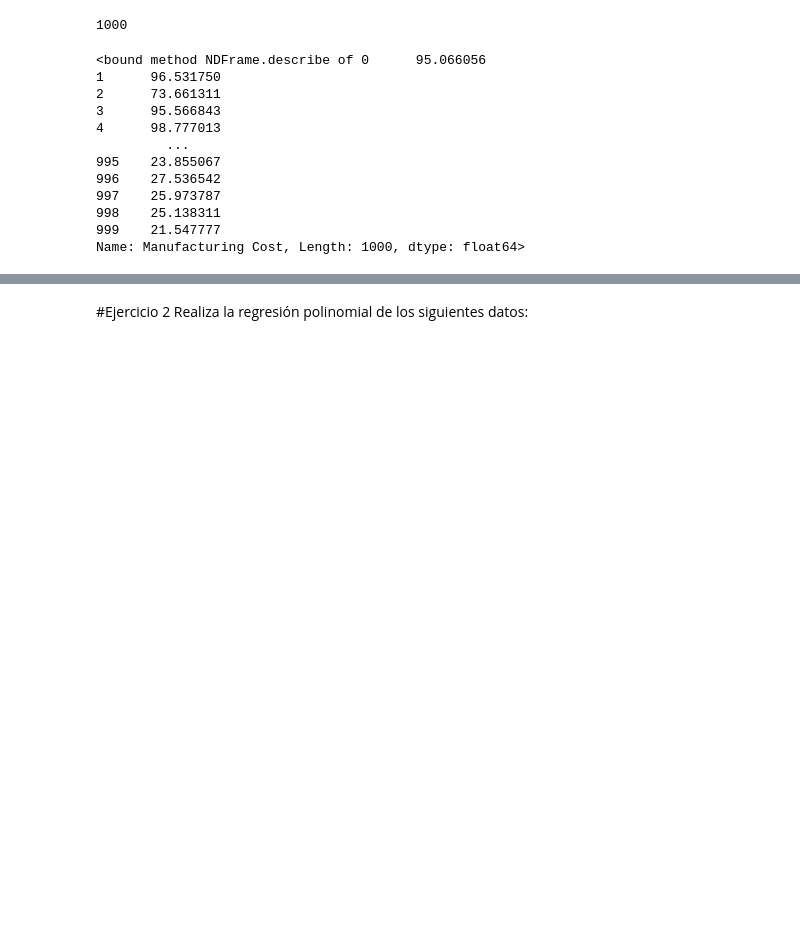
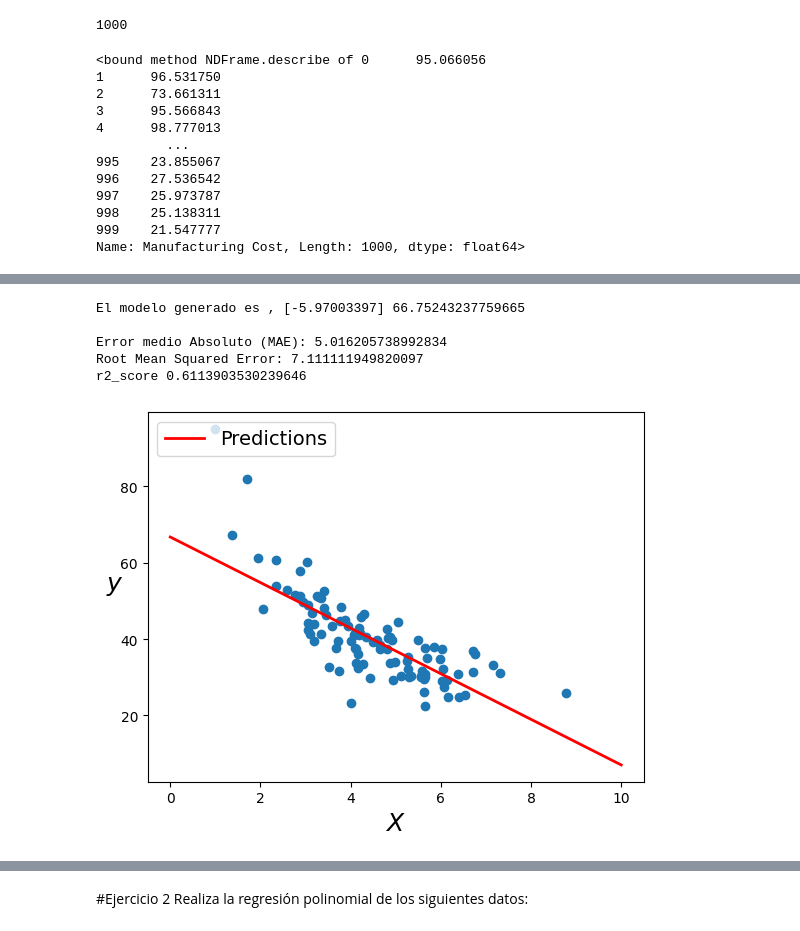
Before and after one commit to PosgradoMNA/actividades-de-aprendizaje-joshiecruz, a Jupyter notebook: Entregas Semanales/Entrega Semana 8/Regresiones - Kmeans/TecMty_Regresion_lineal_polinomial (2).ipynb, the cells around one changed output, grey strips where cells are left out. Saved outputs shown, nothing was run; the diff lists cells and outputs as text; code cells hidden in the pictures; blank space fills up the shorter version.

```diff
--- a/Entregas Semanales/Entrega Semana 8/Regresiones - Kmeans/TecMty_Regresion_lineal_polinomial (2).ipynb
+++ b/Entregas Semanales/Entrega Semana 8/Regresiones - Kmeans/TecMty_Regresion_lineal_polinomial (2).ipynb
@@ -315,0 +318,4 @@ NameError: ignored
+# %%
+# se definen las listas para guardar el MAE y el R2
+mi_mae= list()
+mi_r2= list()
@@ -315,0 +395,32 @@ NameError: ignored
+# %%
+# Metodo Ridge
+R_Ridge=Ridge(alpha = 5, solver = 'auto', random_state = 42)
+R_Ridge.fit(x_train,y_train)
+y_new=R_Ridge.predict(x_test)
+
+X_new = np.linspace(0, 10, 100)
+y_hat = R_Ridge.predict(X_new[:, np.newaxis])
+
+
+plt.scatter(x_test, y_test)
+plt.plot(X_new, y_hat, "r-", linewidth=2, label="Predictions")
+plt.xlabel("$X$", fontsize=18)
+plt.ylabel("$y$", rotation=0, fontsize=18)
+plt.legend(loc="upper left", fontsize=14);
+
+rr_mae =  metrics.mean_absolute_error(y_test, y_new)
+mi_mae.append(rr_mae)
+rr_r2 = r2_score(y_test, y_new)
+mi_r2.append(rr_r2)
+
+print("El modelo generado es ," ,R_Ridge.coef_, R_Ridge.intercept_)
+print('\nError medio Absoluto (MAE):', rr_mae)
+print('Root Mean Squared Error:', np.sqrt(metrics.mean_squared_error(y_test, y_new)))
+print('r2_score', rr_r2)
+# %% [output]
+El modelo generado es , [-5.97003397] 66.75243237759665
+
+Error medio Absoluto (MAE): 5.016205738992834
+Root Mean Squared Error: 7.111111949820097
+r2_score 0.6113903530239646
+[figure, added]
```
Also changed, not shown: parts of 36 cells of this notebook, 1 other file.
